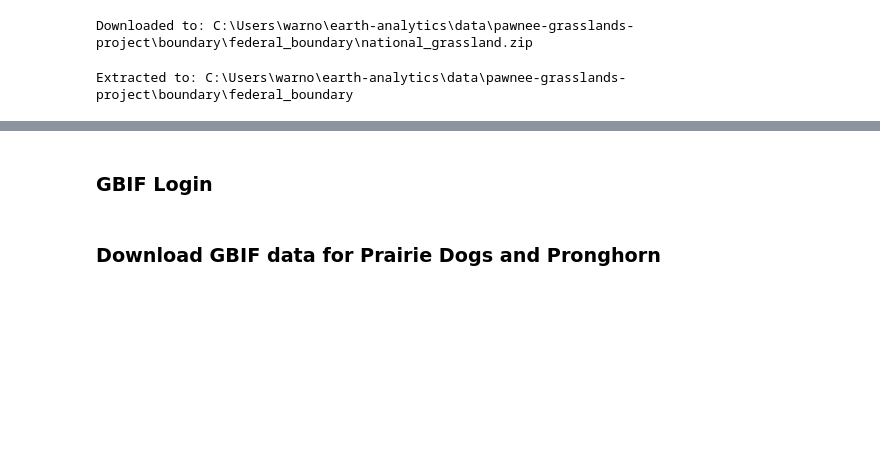
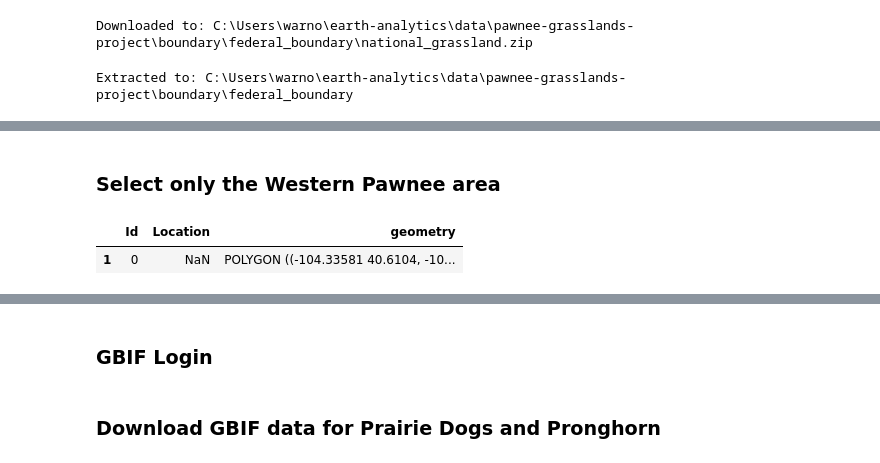
Before and after one commit to maxwarnock/Pawnee-Grasslands-Project, a Jupyter notebook: boundaries.ipynb, the cells around one changed output, grey strips where cells are left out. Drawn from its saved outputs; the diff is of its cells as text; code cells hidden in the pictures; blank space fills up the shorter version.

```diff
--- a/boundaries.ipynb
+++ b/boundaries.ipynb
@@ -186,0 +321,9 @@ pawnee_fed.hvplot(
+# %% [markdown]
+### Select only the Western Pawnee area
+# %%
+### select only western pawnee area
+pawnee_west = pawnee_master_boundary_gdf[pawnee_master_boundary_gdf["Location"].isna()].copy()
+pawnee_west
+# %% [output]
+|  | Id | Location | geometry |
+| 1 | 0 | NaN | POLYGON ((-104.33581 40.6104, -10... |
```
Also changed, not shown: parts of 16 cells of this notebook.
